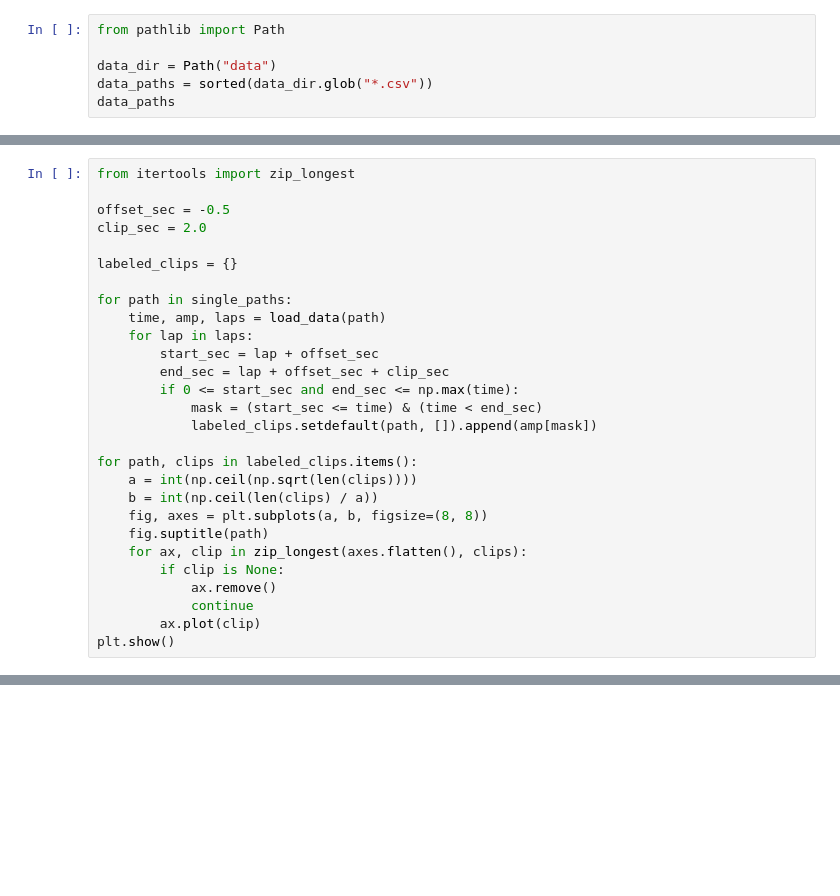
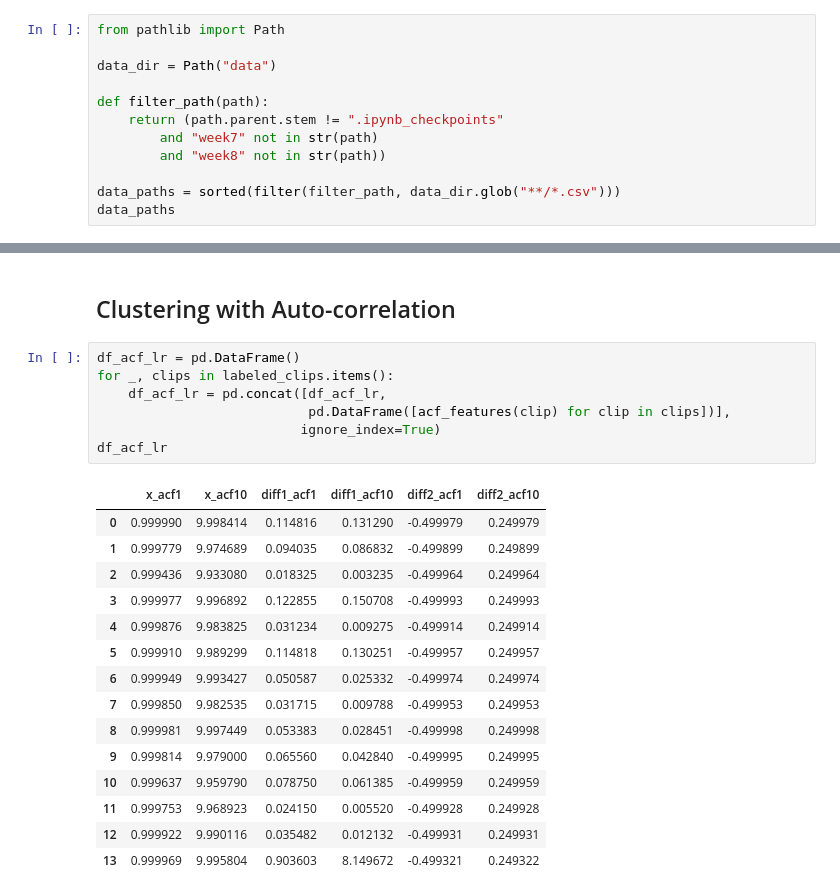
Before and after one commit to edward-ji/eyePlay, a Jupyter notebook: analysis/event.ipynb, the cells around one changed output, grey strips where cells are left out. Drawn from its saved outputs; the diff is of its cells as text; blank space fills up the shorter version.

```diff
--- a/analysis/event.ipynb
+++ b/analysis/event.ipynb
@@ -2,6 +2,12 @@
 from pathlib import Path
 
 data_dir = Path("data")
-data_paths = sorted(data_dir.glob("*.csv"))
+
+def filter_path(path):
+    return (path.parent.stem != ".ipynb_checkpoints"
+        and "week7" not in str(path)
+        and "week8" not in str(path))
+
+data_paths = sorted(filter(filter_path, data_dir.glob("**/*.csv")))
 data_paths
 # %% [output]
@@ -138,28 +173,0 @@ single_paths
-# %%
-from itertools import zip_longest
-
-offset_sec = -0.5
-clip_sec = 2.0
-
-labeled_clips = {}
-
-for path in single_paths:
-    time, amp, laps = load_data(path)
-    for lap in laps:
-        start_sec = lap + offset_sec
-        end_sec = lap + offset_sec + clip_sec
-        if 0 <= start_sec and end_sec <= np.max(time):
-            mask = (start_sec <= time) & (time < end_sec)
-            labeled_clips.setdefault(path, []).append(amp[mask])
-
-for path, clips in labeled_clips.items():
-    a = int(np.ceil(np.sqrt(len(clips))))
-    b = int(np.ceil(len(clips) / a))
-    fig, axes = plt.subplots(a, b, figsize=(8, 8))
-    fig.suptitle(path)
-    for ax, clip in zip_longest(axes.flatten(), clips):
-        if clip is None:
-            ax.remove()
-            continue
-        ax.plot(clip)
-plt.show()
@@ -169,0 +363,25 @@ plt.show()
+# %% [markdown]
+## Clustering with Auto-correlation
+# %%
+df_acf_lr = pd.DataFrame()
+for _, clips in labeled_clips.items():
+    df_acf_lr = pd.concat([df_acf_lr,
+                           pd.DataFrame([acf_features(clip) for clip in clips])],
+                          ignore_index=True)
+df_acf_lr
+# %% [output]
+|  | x_acf1 | x_acf10 | diff1_acf1 | diff1_acf10 | diff2_acf1 | diff2_acf10 |
+| 0 | 0.999990 | 9.998414 | 0.114816 | 0.131290 | -0.499979 | 0.249979 |
+| 1 | 0.999779 | 9.974689 | 0.094035 | 0.086832 | -0.499899 | 0.249899 |
+| 2 | 0.999436 | 9.933080 | 0.018325 | 0.003235 | -0.499964 | 0.249964 |
+| 3 | 0.999977 | 9.996892 | 0.122855 | 0.150708 | -0.499993 | 0.249993 |
+| 4 | 0.999876 | 9.983825 | 0.031234 | 0.009275 | -0.499914 | 0.249914 |
+| 5 | 0.999910 | 9.989299 | 0.114818 | 0.130251 | -0.499957 | 0.249957 |
+| 6 | 0.999949 | 9.993427 | 0.050587 | 0.025332 | -0.499974 | 0.249974 |
+| 7 | 0.999850 | 9.982535 | 0.031715 | 0.009788 | -0.499953 | 0.249953 |
+| 8 | 0.999981 | 9.997449 | 0.053383 | 0.028451 | -0.499998 | 0.249998 |
+| 9 | 0.999814 | 9.979000 | 0.065560 | 0.042840 | -0.499995 | 0.249995 |
+| 10 | 0.999637 | 9.959790 | 0.078750 | 0.061385 | -0.499959 | 0.249959 |
+| 11 | 0.999753 | 9.968923 | 0.024150 | 0.005520 | -0.499928 | 0.249928 |
+| 12 | 0.999922 | 9.990116 | 0.035482 | 0.012132 | -0.499931 | 0.249931 |
+| 13 | 0.999969 | 9.995804 | 0.903603 | 8.149672 | -0.499321 | 0.249322 |
```
Also changed, not shown: parts of 23 cells of this notebook, 1 other file.
